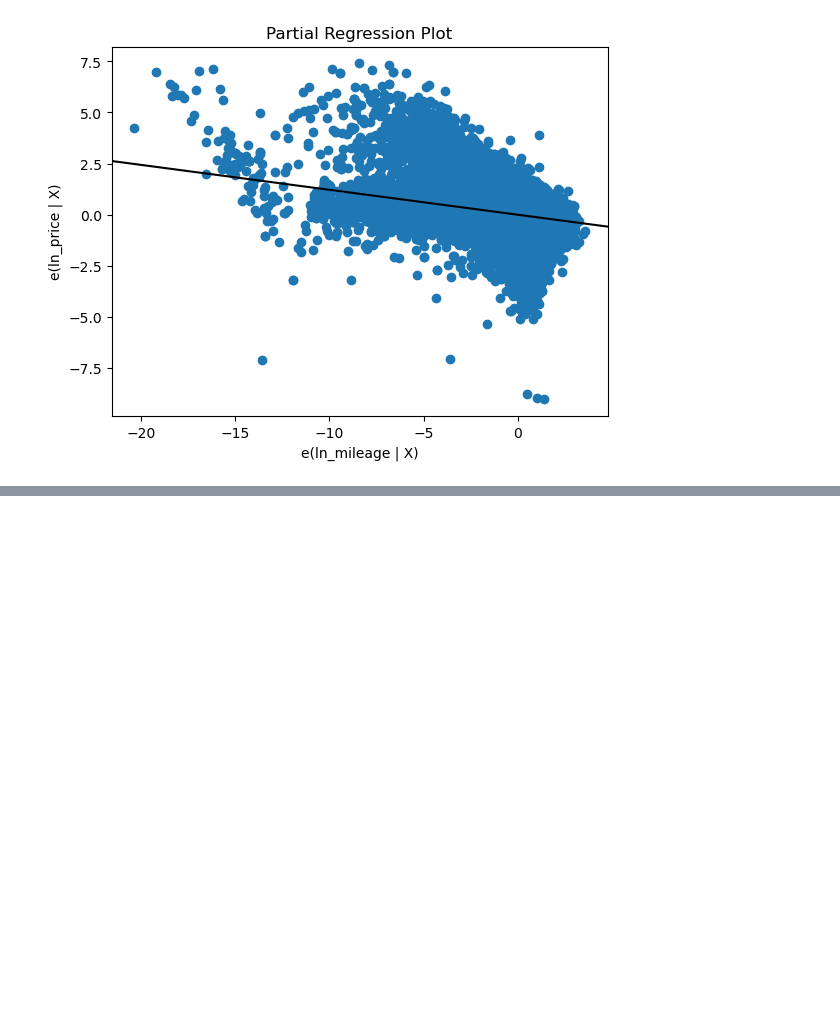
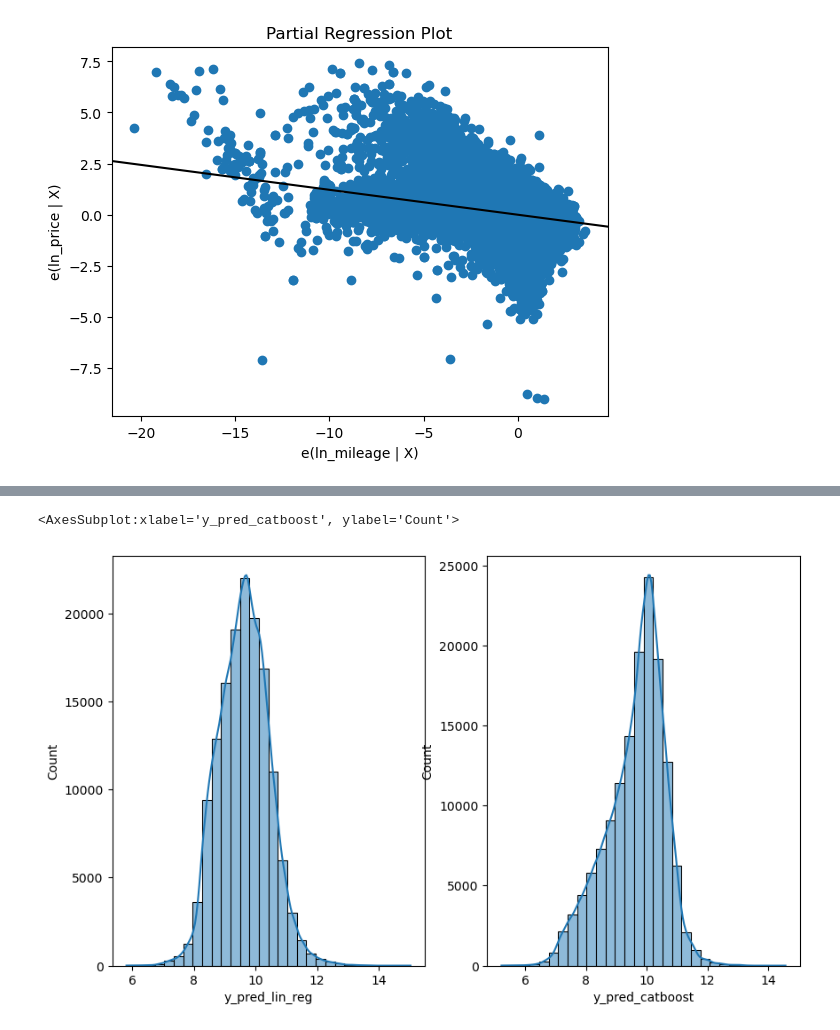
Before and after one commit to dejse/dqda-project, a Jupyter notebook: 02_data_science.ipynb, the cells around one changed output, grey strips where cells are left out. Saved outputs shown, nothing was run; the diff lists cells and outputs as text; code cells hidden in the pictures; blank space fills up the shorter version.

```diff
--- a/02_data_science.ipynb
+++ b/02_data_science.ipynb
@@ -356,0 +459,12 @@ eval_env: 1
+# %%
+y_pred_lin_reg = res.predict(x)
+y_pred_catboost = model.predict(x)
+
+temp = df.assign(y_pred_lin_reg=y_pred_lin_reg, y_pred_catboost=y_pred_catboost)
+
+fig, axes = plt.subplots(1, 2, figsize=(10, 6))
+sns.histplot(ax=axes[0], data=temp, x="y_pred_lin_reg", bins=30, kde=True)
+sns.histplot(ax=axes[1], data=temp, x="y_pred_catboost", bins=30, kde=True)
+# %% [output]
+<AxesSubplot:xlabel='y_pred_catboost', ylabel='Count'>
+[figure, added]
```
Also changed, not shown: parts of 9 cells of this notebook, 1 other file.
